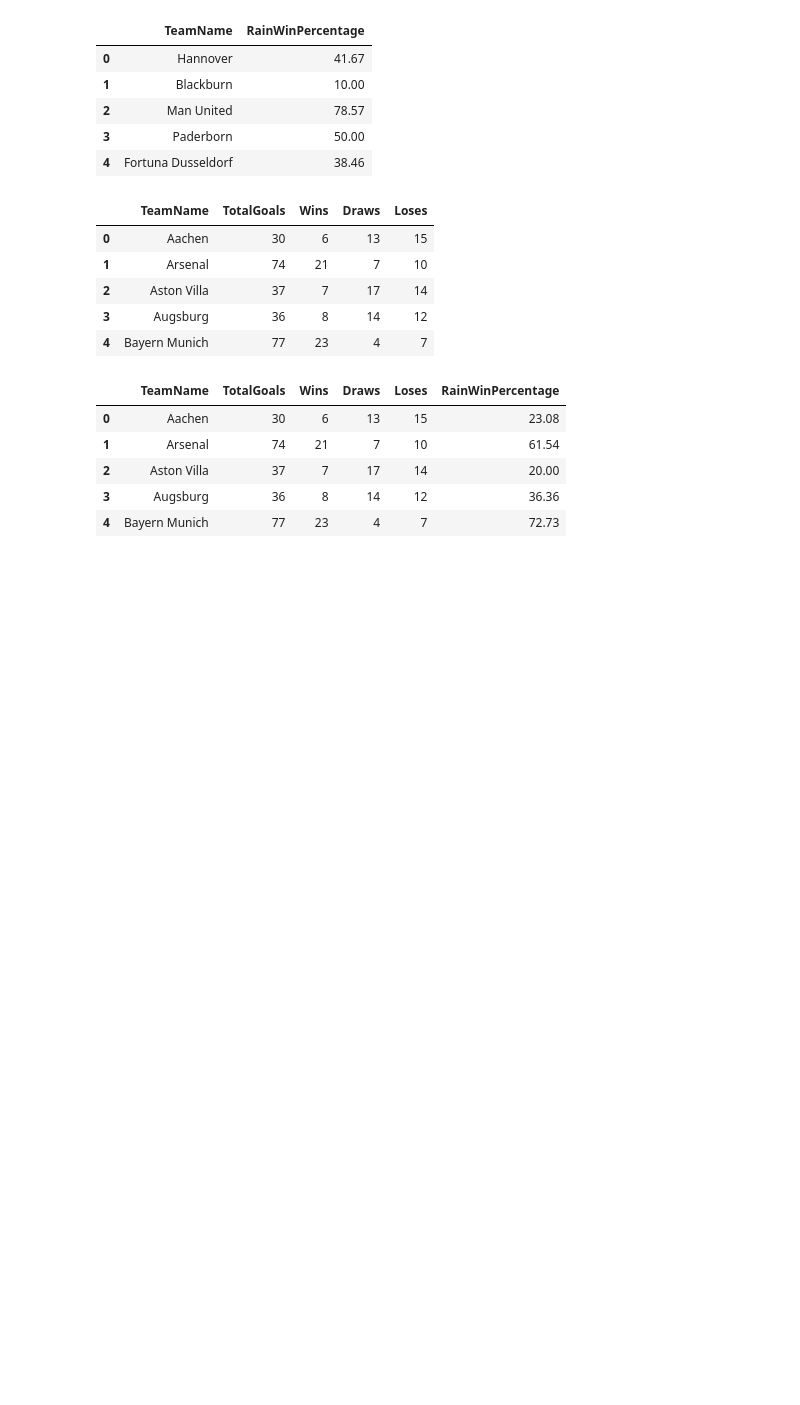
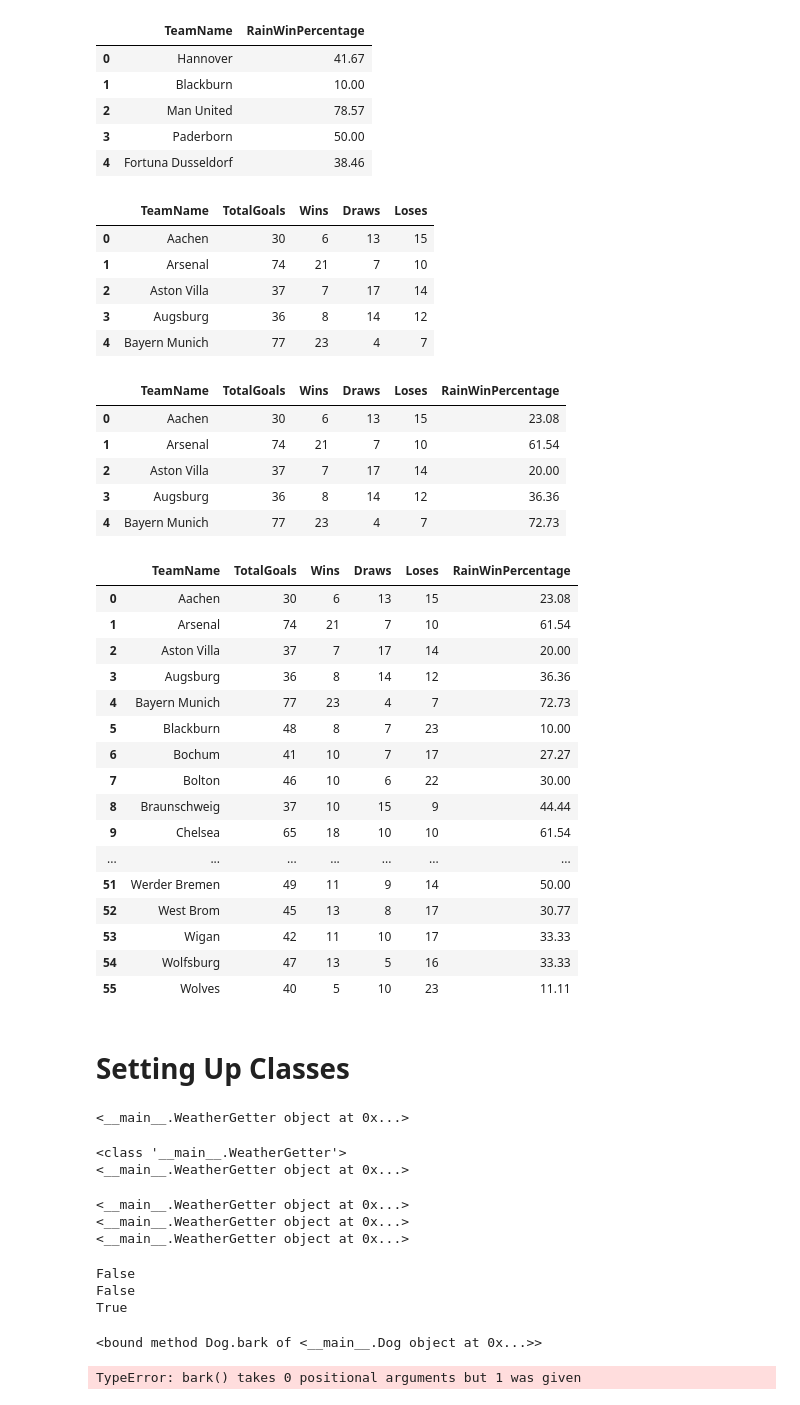
Before and after one commit to erikajane/Soccer_in_the_Rain, a Jupyter notebook: Work.ipynb, the cells around one changed output. Cells and saved outputs as stored; diff of their text form; code cells hidden in the pictures; blank space fills up the shorter version.

```diff
--- a/Work.ipynb
+++ b/Work.ipynb
@@ -319,3 +323,25 @@ final_df.head()
 | 2 | Aston Villa | 37 | 7 | 17 | 14 | 20.00 |
 | 3 | Augsburg | 36 | 8 | 14 | 12 | 36.36 |
 | 4 | Bayern Munich | 77 | 23 | 4 | 7 | 72.73 |
+# %%
+final_df
+# %% [output]
+|  | TeamName | TotalGoals | Wins | Draws | Loses | RainWinPercentage |
+| 0 | Aachen | 30 | 6 | 13 | 15 | 23.08 |
+| 1 | Arsenal | 74 | 21 | 7 | 10 | 61.54 |
+| 2 | Aston Villa | 37 | 7 | 17 | 14 | 20.00 |
+| 3 | Augsburg | 36 | 8 | 14 | 12 | 36.36 |
+| 4 | Bayern Munich | 77 | 23 | 4 | 7 | 72.73 |
+| 5 | Blackburn | 48 | 8 | 7 | 23 | 10.00 |
+| 6 | Bochum | 41 | 10 | 7 | 17 | 27.27 |
+| 7 | Bolton | 46 | 10 | 6 | 22 | 30.00 |
+| 8 | Braunschweig | 37 | 10 | 15 | 9 | 44.44 |
+| 9 | Chelsea | 65 | 18 | 10 | 10 | 61.54 |
+| ... | ... | ... | ... | ... | ... | ... |
+| 51 | Werder Bremen | 49 | 11 | 9 | 14 | 50.00 |
+| 52 | West Brom | 45 | 13 | 8 | 17 | 30.77 |
+| 53 | Wigan | 42 | 11 | 10 | 17 | 33.33 |
+| 54 | Wolfsburg | 47 | 13 | 5 | 16 | 33.33 |
+| 55 | Wolves | 40 | 5 | 10 | 23 | 11.11 |
+# %% [markdown]
+# Setting Up Classes
@@ -321,0 +351,29 @@ final_df.head()
+# %%
+first_weather = WeatherGetter()
+print(first_weather)
+# %% [output]
+<__main__.WeatherGetter object at 0x...>
+# %%
+print(WeatherGetter)
+print(first_weather)
+# %% [output]
+<class '__main__.WeatherGetter'>
+<__main__.WeatherGetter object at 0x...>
+# %%
+second_weather = WeatherGetter()
+third_weather = WeatherGetter()
+print(first_weather)
+print(second_weather)
+print(third_weather)
+# %% [output]
+<__main__.WeatherGetter object at 0x...>
+<__main__.WeatherGetter object at 0x...>
+<__main__.WeatherGetter object at 0x...>
+# %%
+print(first_weather is second_weather)
+print(first_weather == second_weather)
+print(first_weather is first_weather)
+# %% [output]
+False
+False
+True
@@ -321,0 +385,11 @@ final_df.head()
+# %%
+new_rex = Dog()
+
+new_rex.bark
+# %% [output]
+<bound method Dog.bark of <__main__.Dog object at 0x...>>
+# %%
+new_rex = Dog()
+new_rex.bark()
+# %% [output]
+TypeError: bark() takes 0 positional arguments but 1 was given
```
Also changed, not shown: parts of 22 cells of this notebook, 2 other files.
